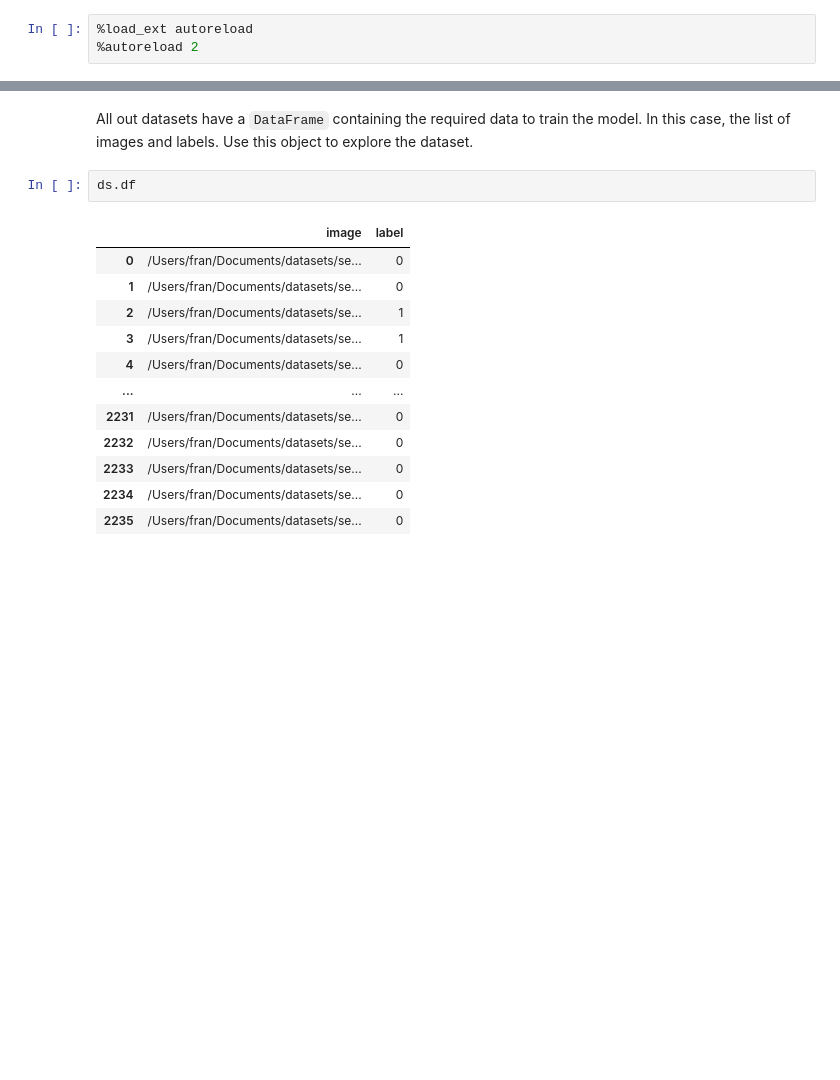
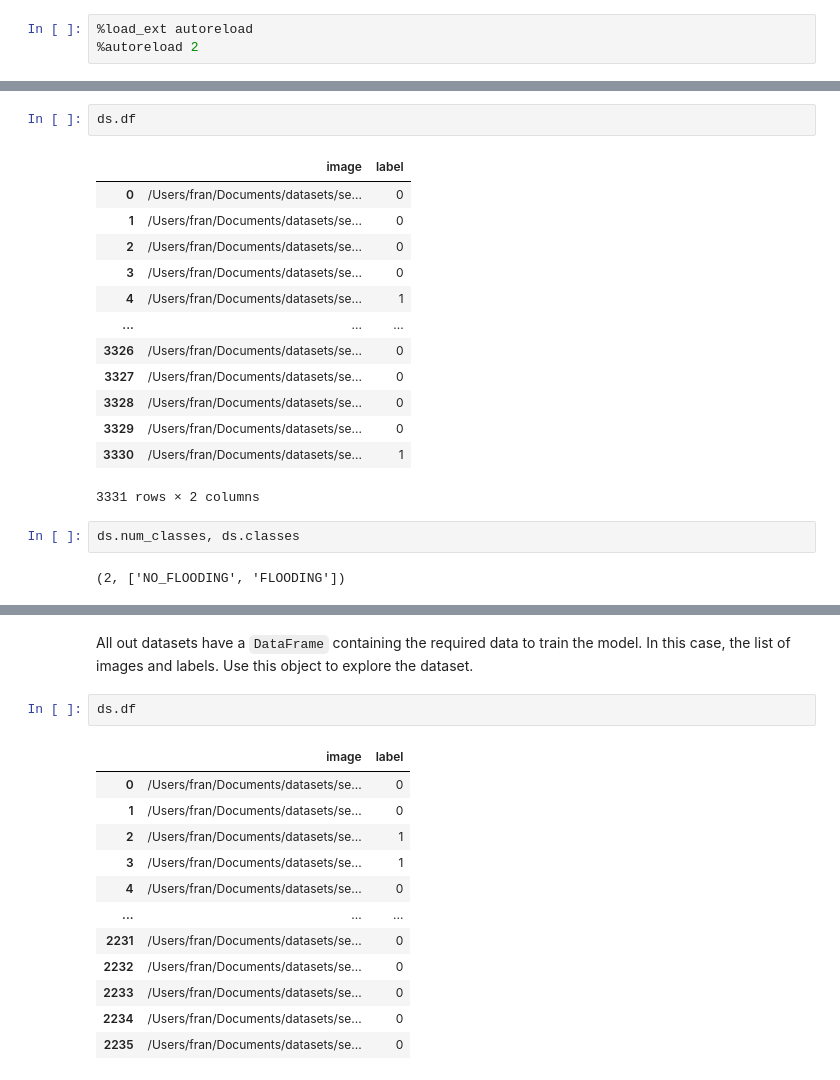
Before and after one commit to earthpulse/pytorchEO, a Jupyter notebook: examples/sen12floods.ipynb, the cells around one changed output, grey strips where cells are left out. Cells and saved outputs as stored; diff of their text form; blank space fills up the shorter version.

```diff
--- a/examples/sen12floods.ipynb
+++ b/examples/sen12floods.ipynb
@@ -8,0 +55,20 @@ from pytorch_eo.datasets.sensors import Sensors, S1, S2
+# %%
+ds.df
+# %% [output]
+|  | image | label |
+| 0 | /Users/fran/Documents/datasets/se... | 0 |
+| 1 | /Users/fran/Documents/datasets/se... | 0 |
+| 2 | /Users/fran/Documents/datasets/se... | 0 |
+| 3 | /Users/fran/Documents/datasets/se... | 0 |
+| 4 | /Users/fran/Documents/datasets/se... | 1 |
+| ... | ... | ... |
+| 3326 | /Users/fran/Documents/datasets/se... | 0 |
+| 3327 | /Users/fran/Documents/datasets/se... | 0 |
+| 3328 | /Users/fran/Documents/datasets/se... | 0 |
+| 3329 | /Users/fran/Documents/datasets/se... | 0 |
+| 3330 | /Users/fran/Documents/datasets/se... | 1 |
+3331 rows × 2 columns
+# %%
+ds.num_classes, ds.classes
+# %% [output]
+(2, ['NO_FLOODING', 'FLOODING'])
```
Also changed, not shown: parts of 11 cells of this notebook, 5 other files.
